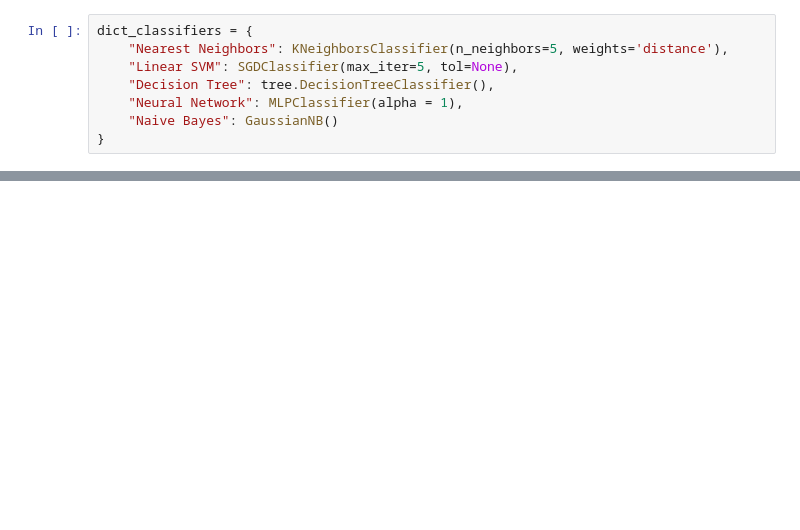
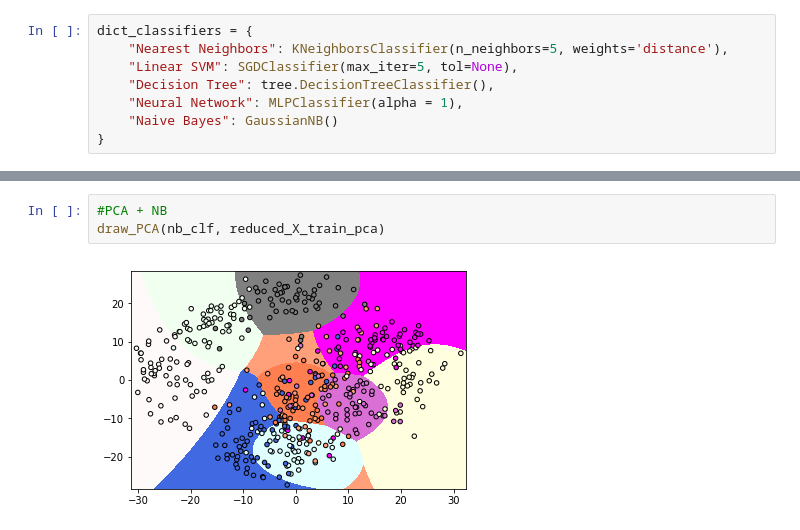
Before and after one commit to iseelotus/classification, a Jupyter notebook: notebooks/Digits_Classification.ipynb, the cells around one changed output, grey strips where cells are left out. Cells and saved outputs as stored; diff of their text form; blank space fills up the shorter version.

```diff
--- a/notebooks/Digits_Classification.ipynb
+++ b/notebooks/Digits_Classification.ipynb
@@ -40,0 +75,5 @@ Accuracy of Naive Bayes : 0.811111111111
+# %%
+#PCA + NB
+draw_PCA(nb_clf, reduced_X_train_pca)
+# %% [output]
+[figure, added]
```
Also changed, not shown: parts of 11 cells of this notebook.
